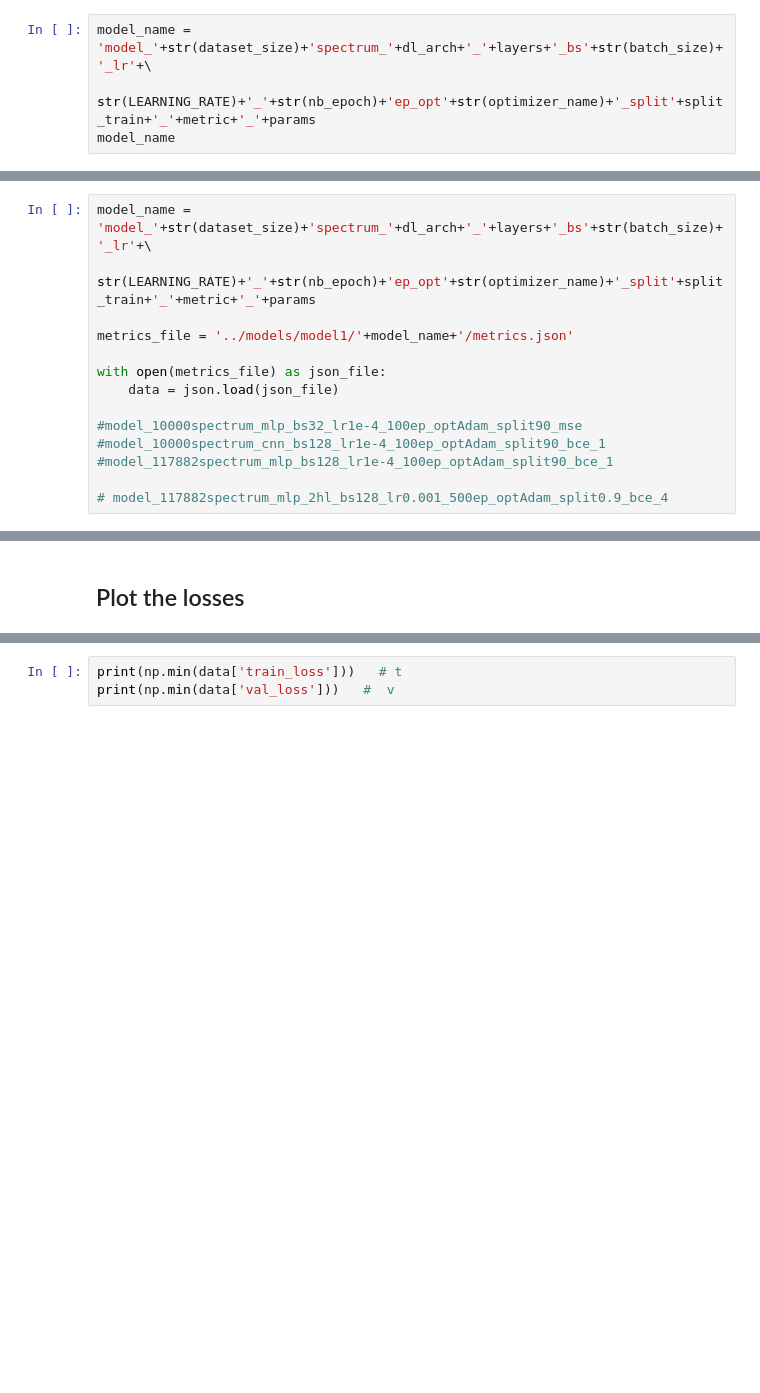
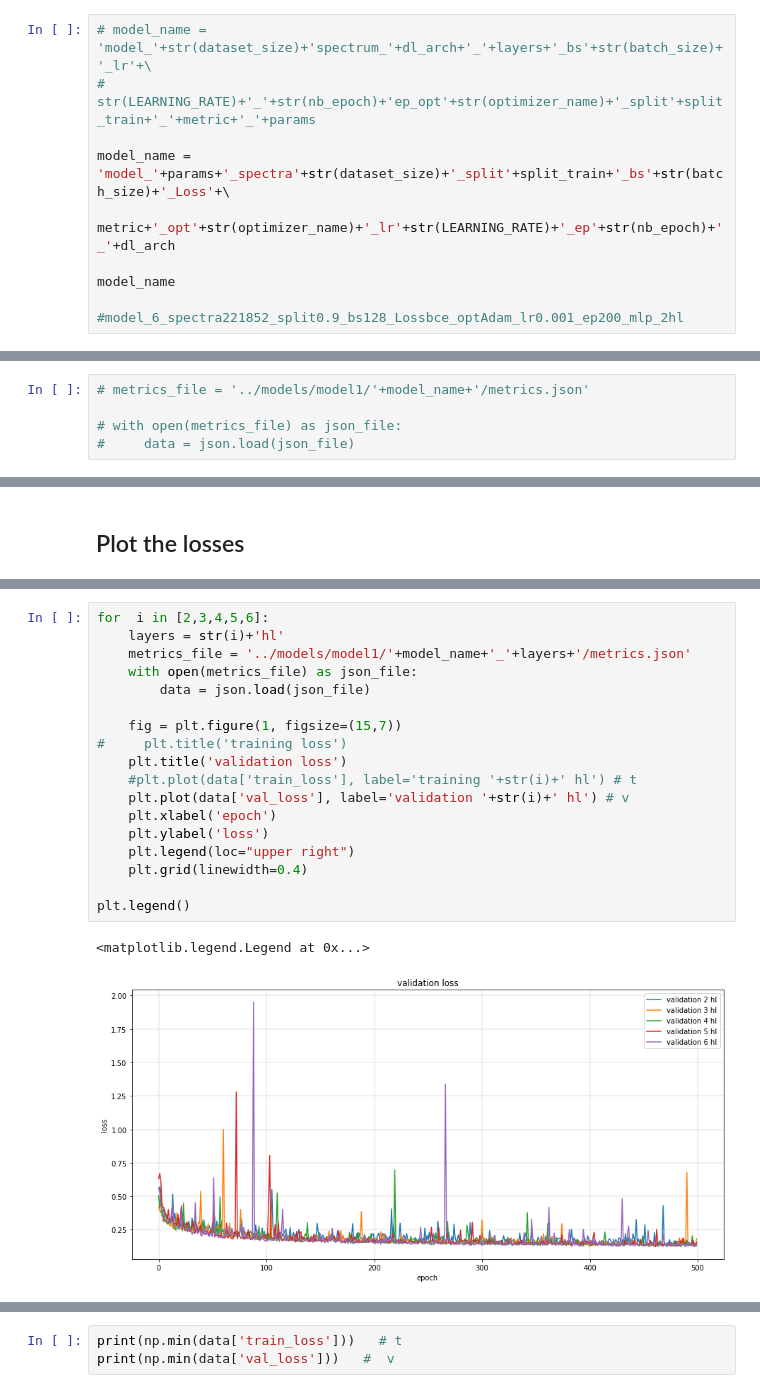
Before and after one commit to MalAstronomy/SBIforexoplanets, a Jupyter notebook: assessment/evaluation/evaluation.ipynb, the cells around one changed output, grey strips where cells are left out. Saved outputs shown, nothing was run; the diff lists cells and outputs as text; blank space fills up the shorter version.

```diff
--- a/assessment/evaluation/evaluation.ipynb
+++ b/assessment/evaluation/evaluation.ipynb
@@ -62,7 +62,13 @@ f = 371 + int(params)
 
 test_dataset_size = 22185
 # %%
-model_name = 'model_'+str(dataset_size)+'spectrum_'+dl_arch+'_'+layers+'_bs'+str(batch_size)+'_lr'+\
-    str(LEARNING_RATE)+'_'+str(nb_epoch)+'ep_opt'+str(optimizer_name)+'_split'+split_train+'_'+metric+'_'+params
+# model_name = 'model_'+str(dataset_size)+'spectrum_'+dl_arch+'_'+layers+'_bs'+str(batch_size)+'_lr'+\
+#     str(LEARNING_RATE)+'_'+str(nb_epoch)+'ep_opt'+str(optimizer_name)+'_split'+split_train+'_'+metric+'_'+params
+
+model_name = 'model_'+params+'_spectra'+str(dataset_size)+'_split'+split_train+'_bs'+str(batch_size)+'_Loss'+\
+            metric+'_opt'+str(optimizer_name)+'_lr'+str(LEARNING_RATE)+'_ep'+str(nb_epoch)+'_'+dl_arch
+
 model_name
+
+#model_6_spectra221852_split0.9_bs128_Lossbce_optAdam_lr0.001_ep200_mlp_2hl
 # %% [output]
@@ -72,19 +78,10 @@ model_name
 # %% [markdown]
 ## Read the train/val losses
 # %%
-model_name = 'model_'+str(dataset_size)+'spectrum_'+dl_arch+'_'+layers+'_bs'+str(batch_size)+'_lr'+\
-    str(LEARNING_RATE)+'_'+str(nb_epoch)+'ep_opt'+str(optimizer_name)+'_split'+split_train+'_'+metric+'_'+params
+# metrics_file = '../models/model1/'+model_name+'/metrics.json'
 
-metrics_file = '../models/model1/'+model_name+'/metrics.json'
-
-with open(metrics_file) as json_file:
-    data = json.load(json_file)
-
-#model_10000spectrum_mlp_bs32_lr1e-4_100ep_optAdam_split90_mse
-#model_10000spectrum_cnn_bs128_lr1e-4_100ep_optAdam_split90_bce_1
-#model_117882spectrum_mlp_bs128_lr1e-4_100ep_optAdam_split90_bce_1
-
-# model_117882spectrum_mlp_2hl_bs128_lr0.001_500ep_optAdam_split0.9_bce_4
+# with open(metrics_file) as json_file:
+#     data = json.load(json_file)
 # %%
 ## reading from the csv file saved from the terminal
 
@@ -113,0 +109,21 @@ plt.grid(linewidth=0.4)
+# %%
+for  i in [2,3,4,5,6]:
+    layers = str(i)+'hl'
+    metrics_file = '../models/model1/'+model_name+'_'+layers+'/metrics.json'
+    with open(metrics_file) as json_file:
+        data = json.load(json_file)
+
+    fig = plt.figure(1, figsize=(15,7))
+#     plt.title('training loss')
+    plt.title('validation loss')
+    #plt.plot(data['train_loss'], label='training '+str(i)+' hl') # t
+    plt.plot(data['val_loss'], label='validation '+str(i)+' hl') # v
+    plt.xlabel('epoch')
+    plt.ylabel('loss')
+    plt.legend(loc="upper right")
+    plt.grid(linewidth=0.4)
+
+plt.legend()
+# %% [output]
+<matplotlib.legend.Legend at 0x...>
+[figure, added]
```
Also changed, not shown: parts of 6 cells of this notebook.
